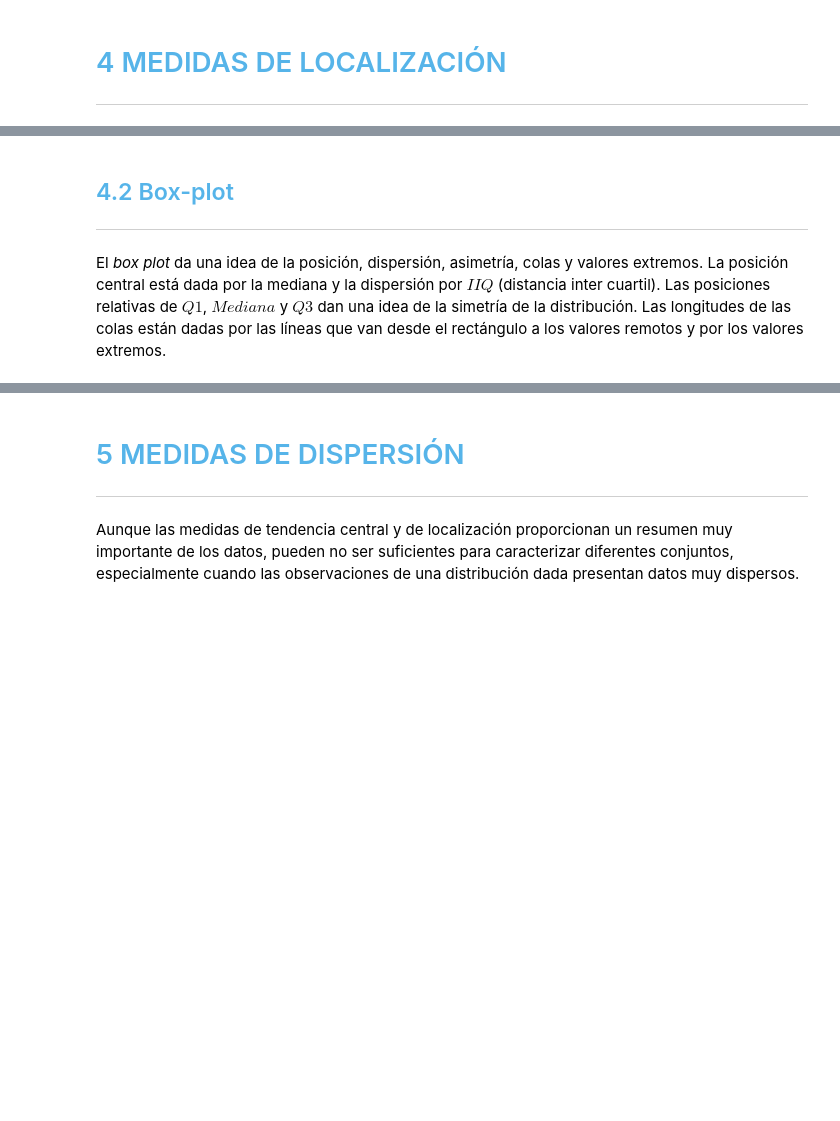
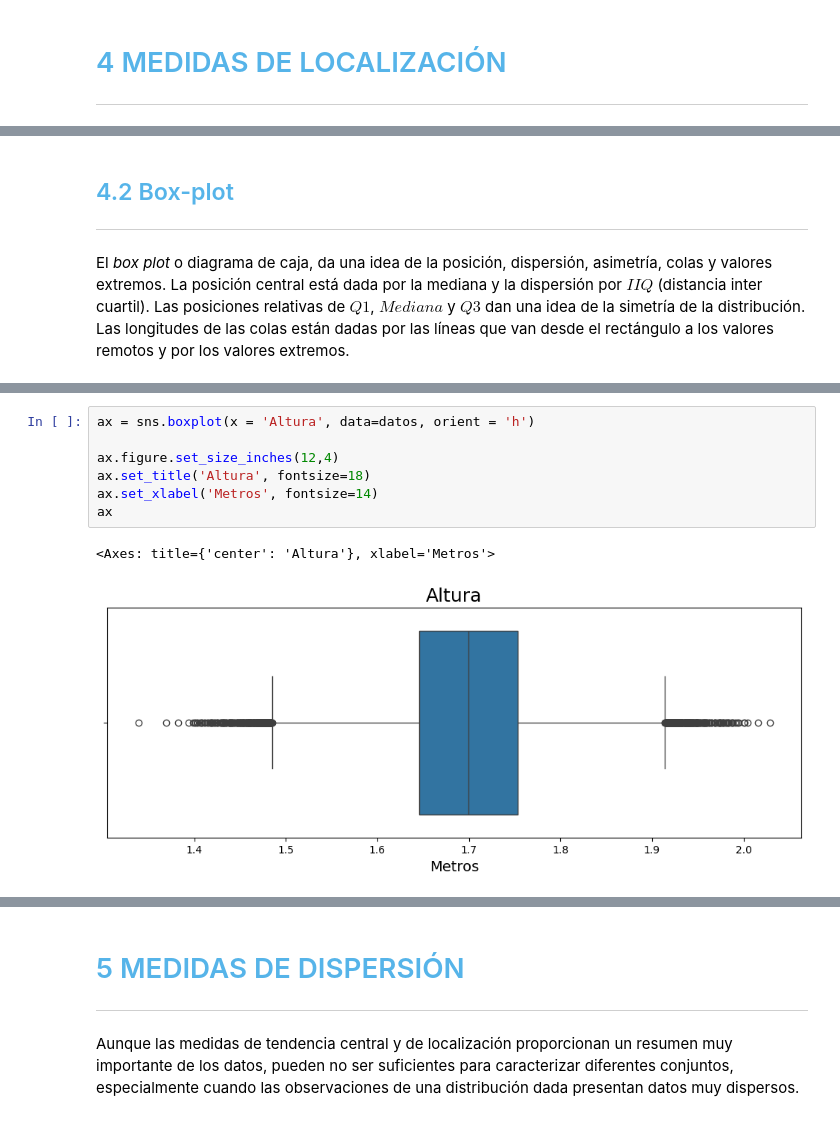
Before and after one commit to FerLopezCarrillo/challenge_amigo_secreto, a Jupyter notebook: Curso_de_Estadística_con_Python_1.ipynb, the cells around one changed output, grey strips where cells are left out. Drawn from its saved outputs; the diff is of its cells as text; blank space fills up the shorter version.

```diff
--- a/Curso_de_Estadística_con_Python_1.ipynb
+++ b/Curso_de_Estadística_con_Python_1.ipynb
@@ -947,6 +1065,16 @@ Hay una serie de medidas de posición similares en su diseño a la mediana, aunq
 ## <font color=#56B4E9>4.2 Box-plot</font>
 ***
 
-El *box plot* da una idea de la posición, dispersión, asimetría, colas y valores extremos. La posición central está dada por la mediana y la dispersión por $IIQ$ (distancia inter cuartil). Las posiciones relativas de $Q1$, $Mediana$ y $Q3$ dan una idea de la simetría de la distribución. Las longitudes de las colas están dadas por las líneas que van desde el rectángulo a los valores remotos y por los valores extremos.
+El *box plot* o diagrama de caja, da una idea de la posición, dispersión, asimetría, colas y valores extremos. La posición central está dada por la mediana y la dispersión por $IIQ$ (distancia inter cuartil). Las posiciones relativas de $Q1$, $Mediana$ y $Q3$ dan una idea de la simetría de la distribución. Las longitudes de las colas están dadas por las líneas que van desde el rectángulo a los valores remotos y por los valores extremos.
 # %% [markdown]
 <img src='https://caelum-online-public.s3.amazonaws.com/ESP-1752-estadistica-con-python-parte1/img005.png' width='65%'>
+# %%
+ax = sns.boxplot(x = 'Altura', data=datos, orient = 'h')
+
+ax.figure.set_size_inches(12,4)
+ax.set_title('Altura', fontsize=18)
+ax.set_xlabel('Metros', fontsize=14)
+ax
+# %% [output]
+<Axes: title={'center': 'Altura'}, xlabel='Metros'>
+[figure, added]
```
Also changed, not shown: parts of 20 cells of this notebook.
